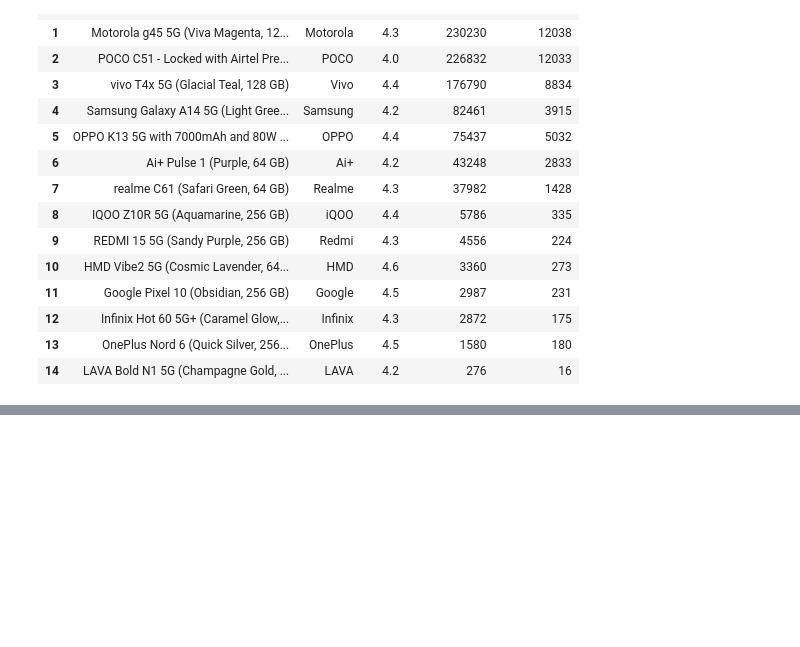
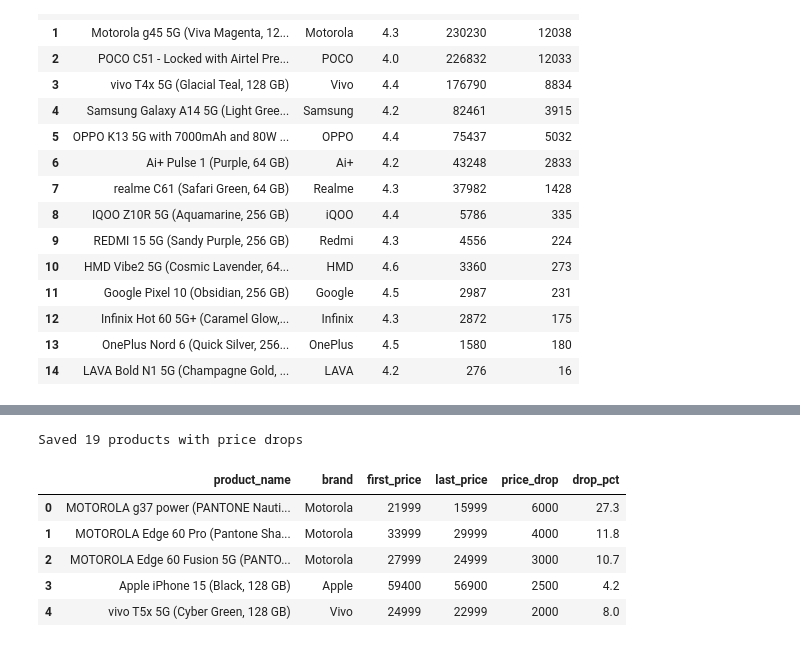
Before and after one commit to priyanka42903-collab/flipkart-smartphone-analysis, a Jupyter notebook: notebooks/sql_analysis.ipynb, the cells around one changed output, grey strips where cells are left out. Cells and saved outputs as stored; diff of their text form; code cells hidden in the pictures; blank space fills up the shorter version.

```diff
--- a/notebooks/sql_analysis.ipynb
+++ b/notebooks/sql_analysis.ipynb
@@ -390,0 +386,35 @@ pd.read_sql_query(query, conn)
+# %%
+
+query_drops = """
+SELECT
+    e1.product_name,
+    e1.brand,
+    e1.current_price AS first_price,
+    e2.current_price AS last_price,
+    e1.current_price - e2.current_price AS price_drop,
+    ROUND((e1.current_price - e2.current_price) * 100.0 / e1.current_price, 1) AS drop_pct
+FROM price_history e1
+JOIN price_history e2
+    ON e1.product_name = e2.product_name
+WHERE e1.scraped_date = (SELECT MIN(scraped_date) FROM price_history)
+  AND e2.scraped_date = (SELECT MAX(scraped_date) FROM price_history)
+  AND e2.current_price < e1.current_price
+GROUP BY e1.product_name
+ORDER BY price_drop DESC
+"""
+
+df_drops = pd.read_sql_query(query_drops, conn)
+df_drops.to_csv(
+    r"C:\Users\91935\PycharmProjects\flipkart-smartphone-analysis\data\processed\price_drops.csv",
+    index=False
+)
+print(f"Saved {len(df_drops)} products with price drops")
+df_drops.head()
+# %% [output]
+Saved 19 products with price drops
+|  | product_name | brand | first_price | last_price | price_drop | drop_pct |
+| 0 | MOTOROLA g37 power (PANTONE Nauti... | Motorola | 21999 | 15999 | 6000 | 27.3 |
+| 1 | MOTOROLA Edge 60 Pro (Pantone Sha... | Motorola | 33999 | 29999 | 4000 | 11.8 |
+| 2 | MOTOROLA Edge 60 Fusion 5G (PANTO... | Motorola | 27999 | 24999 | 3000 | 10.7 |
+| 3 | Apple iPhone 15 (Black, 128 GB) | Apple | 59400 | 56900 | 2500 | 4.2 |
+| 4 | vivo T5x 5G (Cyber Green, 128 GB) | Vivo | 24999 | 22999 | 2000 | 8.0 |
```
Also changed, not shown: parts of 5 cells of this notebook, 1 other file.
